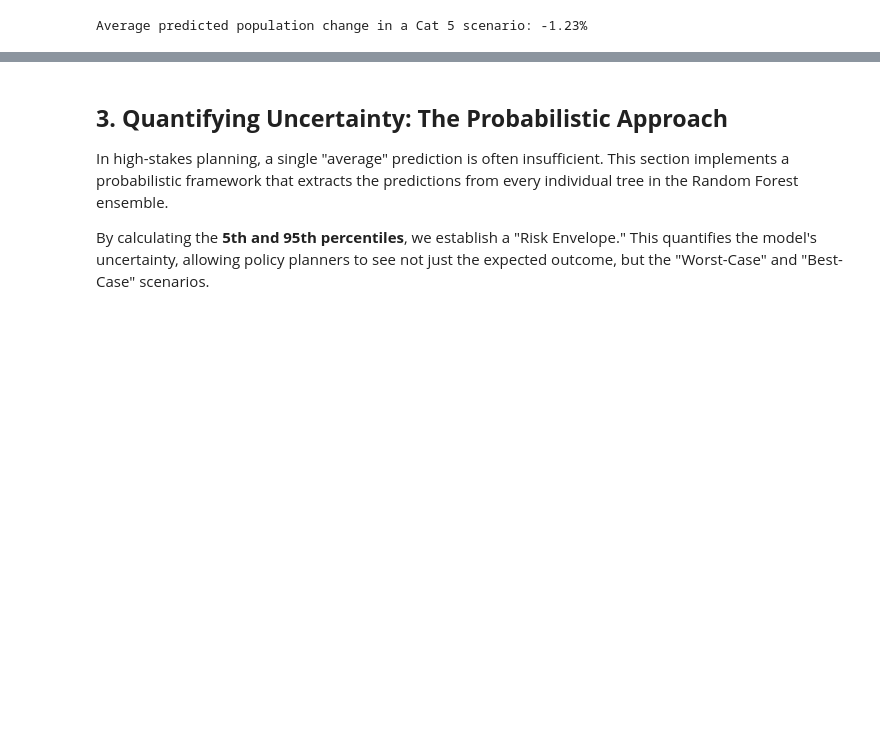
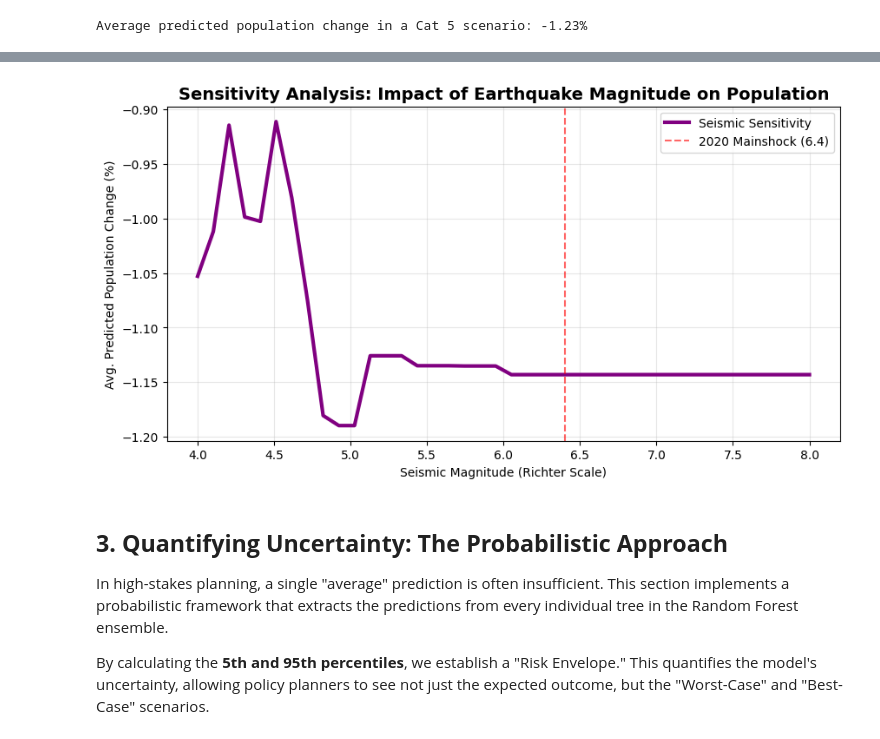
Before and after one commit to Venettov/CAPSTONE_DATA_SCIENCE_RIVERARUIZ, a Jupyter notebook: analysis/Phase3_Hypothesis_Testing_and_Forecasting.ipynb, the cells around one changed output, grey strips where cells are left out. Cells and saved outputs as stored; diff of their text form; code cells hidden in the pictures; blank space fills up the shorter version.

```diff
--- a/analysis/Phase3_Hypothesis_Testing_and_Forecasting.ipynb
+++ b/analysis/Phase3_Hypothesis_Testing_and_Forecasting.ipynb
@@ -70,3 +106,26 @@ Average predicted population change in a Cat 5 scenario: -1.23%
+# %%
+# 1. Define the range for Seismic Magnitude (from 4.0 to 8.0)
+seismic_mags = np.linspace(4.0, 8.0, 40)
+
+# 2. Run the sensitivity sweep
+# We hold hurricane intensity at 0 to isolate the earthquake effect
+seismic_sensitivities = [simulate_scenario(X_test, seismic_intensity=m).mean() for m in seismic_mags]
+
+# 3. Visualization
+plt.figure(figsize=(10, 5))
+plt.plot(seismic_mags, seismic_sensitivities, color='#800080', linewidth=3, label='Seismic Sensitivity')
+
+# Add a marker for the 2020 Mainshock (6.4) for context
+plt.axvline(x=6.4, color='red', linestyle='--', alpha=0.6, label='2020 Mainshock (6.4)')
+
+plt.title("Sensitivity Analysis: Impact of Earthquake Magnitude on Population", fontsize=14, fontweight='bold')
+plt.xlabel("Seismic Magnitude (Richter Scale)")
+plt.ylabel("Avg. Predicted Population Change (%)")
+plt.legend()
+plt.grid(True, alpha=0.3)
+plt.show()
+# %% [output]
+[figure, added]
 # %% [markdown]
 ## **3. Quantifying Uncertainty: The Probabilistic Approach**
 In high-stakes planning, a single "average" prediction is often insufficient. This section implements a probabilistic framework that extracts the predictions from every individual tree in the Random Forest ensemble.
```
Also changed, not shown: parts of 7 cells of this notebook, 11 other files.
